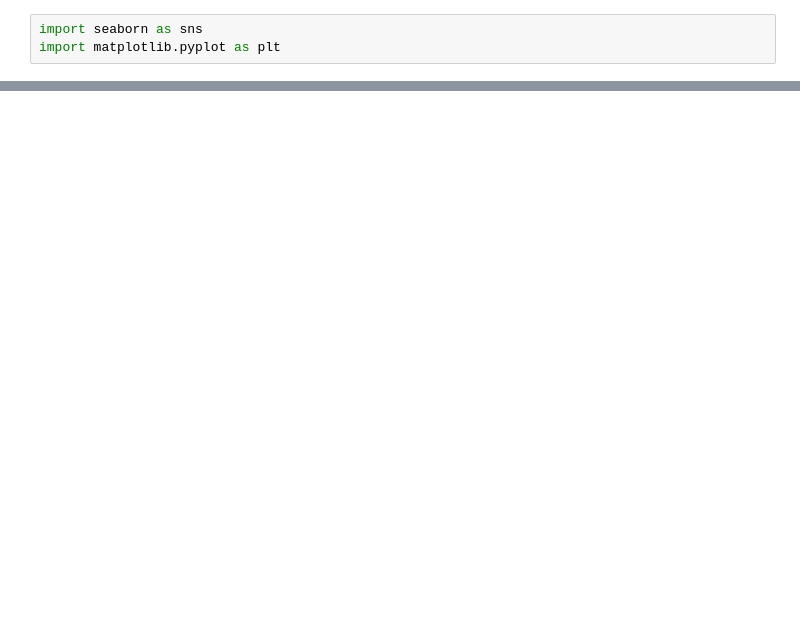
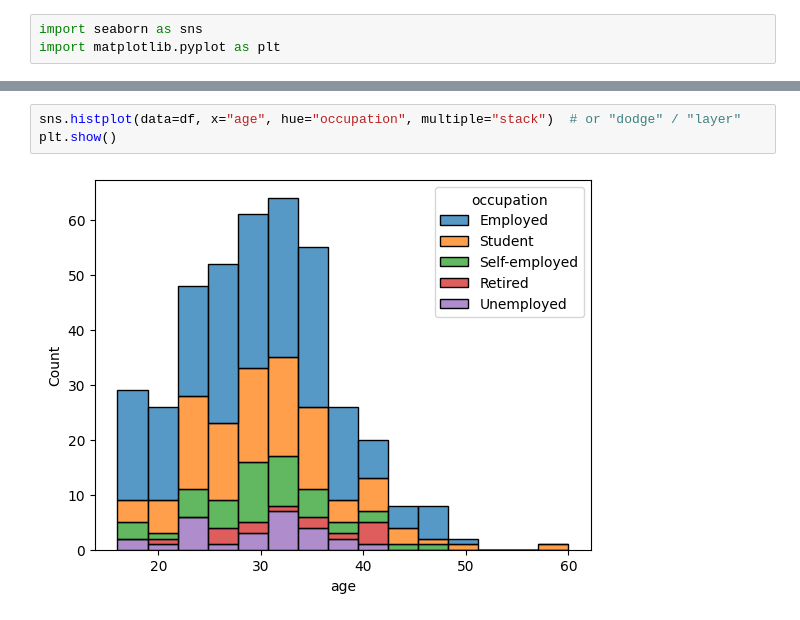
Before and after one commit to mingosmingos/screen-time-mental-health-analysis, a Jupyter notebook: FirstTests.ipynb, the cells around one changed output, grey strips where cells are left out. Drawn from its saved outputs; the diff is of its cells as text; blank space fills up the shorter version.

Commit message:
Data understanding and preparation

```diff
--- a/FirstTests.ipynb
+++ b/FirstTests.ipynb
@@ -65,3 +117,8 @@ import matplotlib.pyplot as plt
+# %%
+sns.histplot(data=df, x="age", hue="occupation", multiple="stack")  # or "dodge" / "layer"
+plt.show()
+# %% [output]
+[figure, added]
 # %%
 corr = df.corr()
 
```
Also changed, not shown: parts of 16 cells of this notebook.
